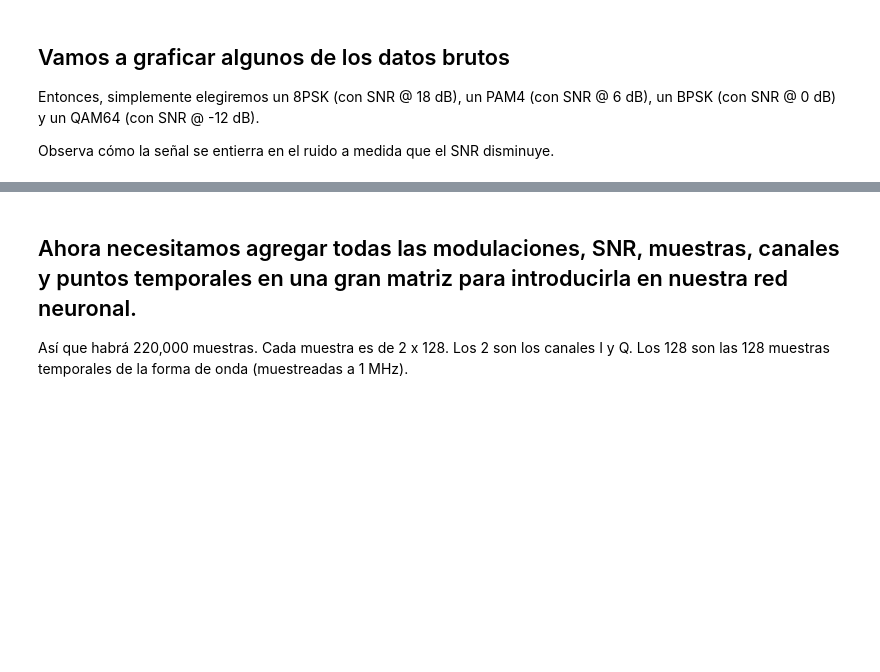
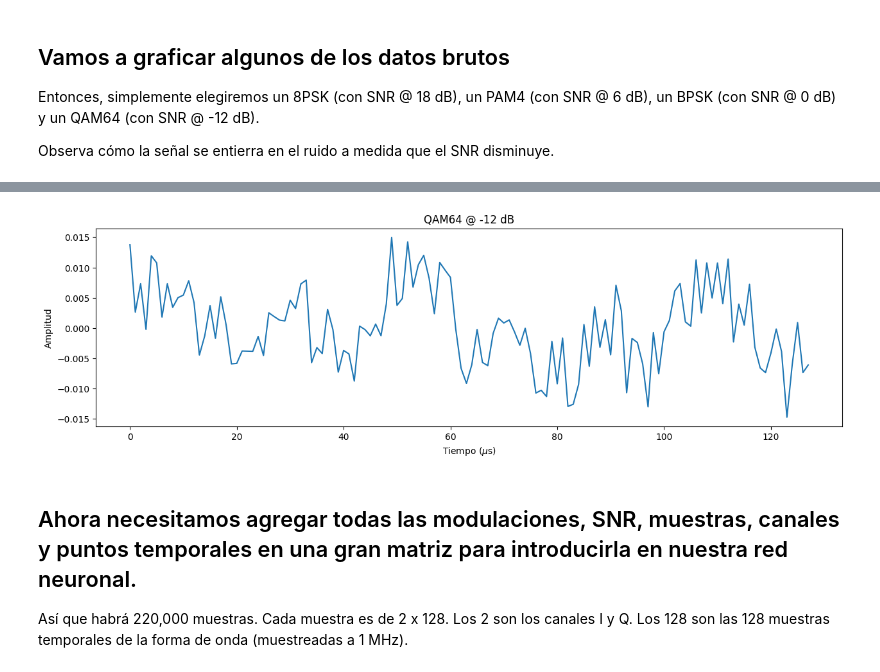
Before and after one commit to DavidELP17/TS3_ProyectoFinal, a Jupyter notebook: TS3_ProyectoFinal.ipynb, the cells around one changed output, grey strips where cells are left out. Saved outputs shown, nothing was run; the diff lists cells and outputs as text; code cells hidden in the pictures; blank space fills up the shorter version.

```diff
--- a/TS3_ProyectoFinal.ipynb
+++ b/TS3_ProyectoFinal.ipynb
@@ -194,3 +191,15 @@ plt.xlabel(r'Time ($\mu$s)');
+# %%
+# Graficar algunos de los datos
+plt.figure(figsize=(15, 4))  # Establecer el tamaño de la figura
+
+# Graficar la señal reconstruida para QAM64 con SNR de -12 dB
+plt.plot(reconstructSignal(Xd['QAM64', -12][32,:,:]));
+plt.title('QAM64 @ -12 dB')
+
+plt.ylabel('Amplitud');  # Etiqueta para el eje Y
+plt.xlabel(r'Tiempo ($\mu$s)');  # Etiqueta para el eje X
+# %% [output]
+[figure, added]
 # %% [markdown]
 ## Ahora necesitamos agregar todas las modulaciones, SNR, muestras, canales y puntos temporales en una gran matriz para introducirla en nuestra red neuronal.
 
```
Also changed, not shown: parts of 21 cells of this notebook.
